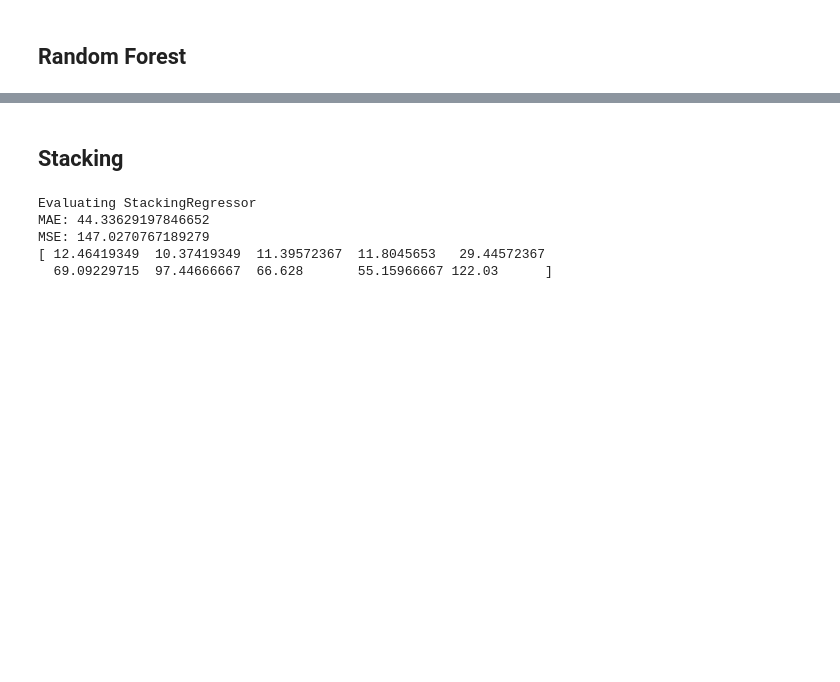
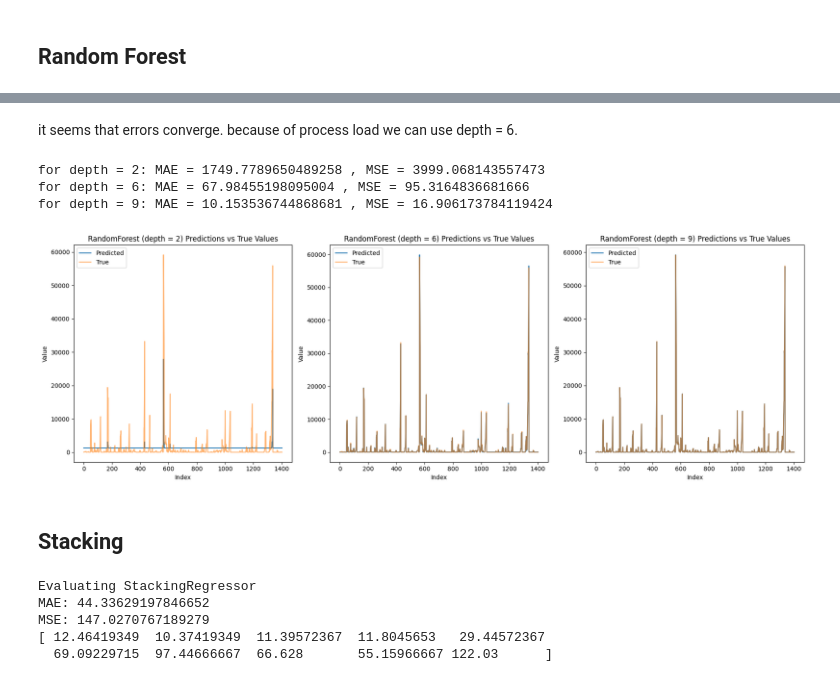
Before and after one commit to MAKEgroup/Covid_19_Propagation, a Jupyter notebook: Project/ML_Modeling.ipynb, the cells around one changed output, grey strips where cells are left out. Drawn from its saved outputs; the diff is of its cells as text; code cells hidden in the pictures; blank space fills up the shorter version.

```diff
--- a/Project/ML_Modeling.ipynb
+++ b/Project/ML_Modeling.ipynb
@@ -403,3 +512,27 @@ MSE: 751.0454963440693
+# %% [markdown]
+it seems that errors converge. because of process load we can use depth = 6.
+# %%
+# Select three specific rows from tuning_data_df
+rows_to_plot = [0, 4, 7]
+
+# Plotting
+fig, axs = plt.subplots(1, 3, figsize=(18, 6))
+
+for i, row in enumerate(rows_to_plot):
+    y_pred = tuning_data_df.loc[row, "y_pred"]
+    depth = tuning_data_df.loc[row, "depth"]
+    y_test_rescaled = tuning_data_df.loc[row, "y_test_rescaled"]
+    model_name = f"RandomForest (depth = {depth})"
+    print(f"for depth = {depth}: MAE = {tuning_data_df.loc[row, 'MAE']} , MSE = {tuning_data_df.loc[row, 'MSE']}")
+    plot_model(y_pred, y_test_rescaled, model_name, axs[i])
+
+plt.tight_layout()
+plt.show()
+# %% [output]
+for depth = 2: MAE = 1749.7789650489258 , MSE = 3999.068143557473
+for depth = 6: MAE = 67.98455198095004 , MSE = 95.3164836681666
+for depth = 9: MAE = 10.153536744868681 , MSE = 16.906173784119424
+[figure, added]
 # %% [markdown]
 ## Stacking
 # %%
```
Also changed, not shown: parts of 14 cells of this notebook.
